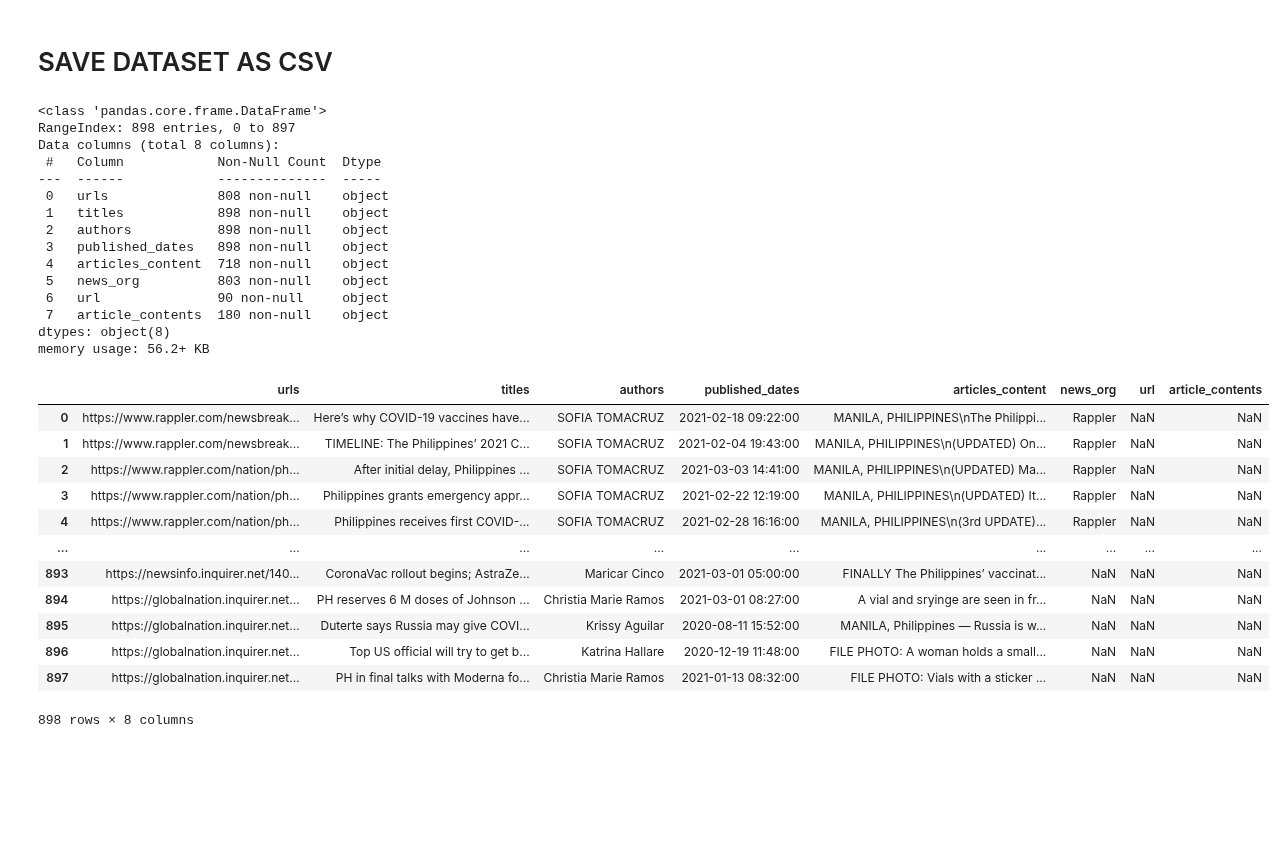
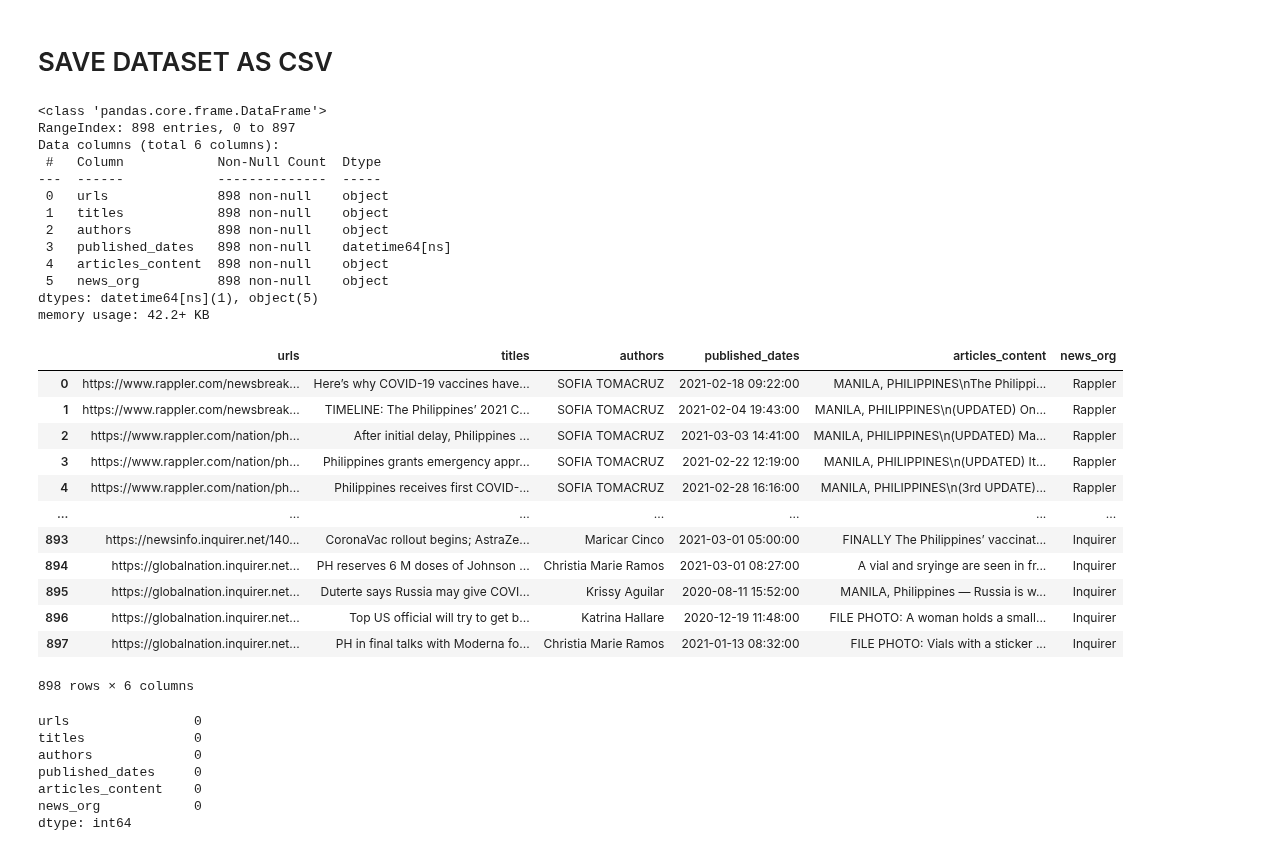
Before and after one commit to babybunso/team-sasa, a Jupyter notebook: sprint4project/1_combine_and_clean.ipynb, the cells around one changed output. Drawn from its saved outputs; the diff is of its cells as text; code cells hidden in the pictures; blank space fills up the shorter version.

```diff
--- a/sprint4project/1_combine_and_clean.ipynb
+++ b/sprint4project/1_combine_and_clean.ipynb
@@ -146,7 +146,7 @@ memory usage: 4.9+ KB
 df_philstar = pd.read_csv('datasets/manila_and_philstar.csv',index_col = 0)
 df_philstar['published_dates'] = pd.to_datetime(df_philstar['dates'])
 df_philstar = df_philstar.drop(columns = 'dates')
-df_philstar = df_philstar.rename(columns = {'news_agency':'news_org','headlines':'titles','contents':'article_contents'})
+df_philstar = df_philstar.rename(columns = {'news_agency':'news_org','headlines':'titles','contents':'articles_content'})
 # df_philstar = df_philstar.sort_values('published_dates', ascending = False).head(90)
 
 df_themanilatimes = df_philstar[df_philstar['news_org'] == 'Manila Times']
@@ -160,7 +160,7 @@ df_philstar.info()
 df_themanilatimes.info()
 
 df_philstar
-df_themanilatimes
+# df_themanilatimes
 # %% [output]
 <class 'pandas.core.frame.DataFrame'>
 Int64Index: 90 entries, 0 to 93
@@ -238,6 +238,7 @@ df_inquirer['published_dates'] = df_inquirer['published_dates'].str.replace('INQ
 df_inquirer['published_dates'] = df_inquirer['published_dates'].str.replace('Philippine Daily Inquirer', '')
 df_inquirer['published_dates'] = df_inquirer['published_dates'].str.replace('Inquirer Business', '')
 df_inquirer['published_dates'] = pd.to_datetime(df_inquirer['published_dates'])
+df_inquirer['news_org'] = 'Inquirer'
 df_inquirer.info()
 df_inquirer
 # %% [output]
@@ -274,6 +276,8 @@ df_cnn = pd.read_csv('datasets/CNN Scraped Articles.csv',index_col = 0)
 df_cnn['published_dates'] = pd.to_datetime(df_cnn['published_date'])
 df_cnn = df_cnn.drop(columns = 'published_date', axis = 1)
 df_cnn = df_cnn.sort_values('published_dates', ascending = False).head(90)
+df_cnn = df_cnn.rename(columns = {'url':'urls'})
+
 df_cnn.info()
 df_cnn.head()
 # %% [output]
@@ -389,40 +391,48 @@ memory usage: 56.2+ KB
 # %%
 FILENAME = 'datasets/combined_and_cleaned.csv'
 
 ### Save the dataset as CSV
 df.to_csv(FILENAME, index=False)
 
 ### Read the CSV dataset
 df = pd.read_csv(FILENAME)
-# df['published_dates'] = pd.to_datetime(df['published_dates'])
+df['published_dates'] = pd.to_datetime(df['published_dates'])
 df.info()
 df
 # %% [output]
 <class 'pandas.core.frame.DataFrame'>
 RangeIndex: 898 entries, 0 to 897
-Data columns (total 8 columns):
+Data columns (total 6 columns):
  #   Column            Non-Null Count  Dtype
 ---  ------            --------------  -----
- 0   urls              808 non-null    object
+ 0   urls              898 non-null    object
  1   titles            898 non-null    object
  2   authors           898 non-null    object
- 3   published_dates   898 non-null    object
- 4   articles_content  718 non-null    object
- 5   news_org          803 non-null    object
- 6   url               90 non-null     object
- 7   article_contents  180 non-null    object
-dtypes: object(8)
-memory usage: 56.2+ KB
+ 3   published_dates   898 non-null    datetime64[ns]
+ 4   articles_content  898 non-null    object
+ 5   news_org          898 non-null    object
+dtypes: datetime64[ns](1), object(5)
+memory usage: 42.2+ KB
-|  | urls | titles | authors | published_dates | articles_content | news_org | url | article_contents |
-| 0 | https://www.rappler.com/newsbreak... | Here’s why COVID-19 vaccines have... | SOFIA TOMACRUZ | 2021-02-18 09:22:00 | MANILA, PHILIPPINES\nThe Philippi... | Rappler | NaN | NaN |
-| 1 | https://www.rappler.com/newsbreak... | TIMELINE: The Philippines’ 2021 C... | SOFIA TOMACRUZ | 2021-02-04 19:43:00 | MANILA, PHILIPPINES\n(UPDATED) On... | Rappler | NaN | NaN |
-| 2 | https://www.rappler.com/nation/ph... | After initial delay, Philippines ... | SOFIA TOMACRUZ | 2021-03-03 14:41:00 | MANILA, PHILIPPINES\n(UPDATED) Ma... | Rappler | NaN | NaN |
-| 3 | https://www.rappler.com/nation/ph... | Philippines grants emergency appr... | SOFIA TOMACRUZ | 2021-02-22 12:19:00 | MANILA, PHILIPPINES\n(UPDATED) It... | Rappler | NaN | NaN |
-| 4 | https://www.rappler.com/nation/ph... | Philippines receives first COVID-... | SOFIA TOMACRUZ | 2021-02-28 16:16:00 | MANILA, PHILIPPINES\n(3rd UPDATE)... | Rappler | NaN | NaN |
-| ... | ... | ... | ... | ... | ... | ... | ... | ... |
-| 893 | https://newsinfo.inquirer.net/140... | CoronaVac rollout begins; AstraZe... | Maricar Cinco | 2021-03-01 05:00:00 | FINALLY The Philippines’ vaccinat... | NaN | NaN | NaN |
-| 894 | https://globalnation.inquirer.net... | PH reserves 6 M doses of Johnson ... | Christia Marie Ramos | 2021-03-01 08:27:00 | A vial and sryinge are seen in fr... | NaN | NaN | NaN |
-| 895 | https://globalnation.inquirer.net... | Duterte says Russia may give COVI... | Krissy Aguilar | 2020-08-11 15:52:00 | MANILA, Philippines — Russia is w... | NaN | NaN | NaN |
-| 896 | https://globalnation.inquirer.net... | Top US official will try to get b... | Katrina Hallare | 2020-12-19 11:48:00 | FILE PHOTO: A woman holds a small... | NaN | NaN | NaN |
-| 897 | https://globalnation.inquirer.net... | PH in final talks with Moderna fo... | Christia Marie Ramos | 2021-01-13 08:32:00 | FILE PHOTO: Vials with a sticker ... | NaN | NaN | NaN |
+|  | urls | titles | authors | published_dates | articles_content | news_org |
+| 0 | https://www.rappler.com/newsbreak... | Here’s why COVID-19 vaccines have... | SOFIA TOMACRUZ | 2021-02-18 09:22:00 | MANILA, PHILIPPINES\nThe Philippi... | Rappler |
+| 1 | https://www.rappler.com/newsbreak... | TIMELINE: The Philippines’ 2021 C... | SOFIA TOMACRUZ | 2021-02-04 19:43:00 | MANILA, PHILIPPINES\n(UPDATED) On... | Rappler |
+| 2 | https://www.rappler.com/nation/ph... | After initial delay, Philippines ... | SOFIA TOMACRUZ | 2021-03-03 14:41:00 | MANILA, PHILIPPINES\n(UPDATED) Ma... | Rappler |
+| 3 | https://www.rappler.com/nation/ph... | Philippines grants emergency appr... | SOFIA TOMACRUZ | 2021-02-22 12:19:00 | MANILA, PHILIPPINES\n(UPDATED) It... | Rappler |
+| 4 | https://www.rappler.com/nation/ph... | Philippines receives first COVID-... | SOFIA TOMACRUZ | 2021-02-28 16:16:00 | MANILA, PHILIPPINES\n(3rd UPDATE)... | Rappler |
+| ... | ... | ... | ... | ... | ... | ... |
+| 893 | https://newsinfo.inquirer.net/140... | CoronaVac rollout begins; AstraZe... | Maricar Cinco | 2021-03-01 05:00:00 | FINALLY The Philippines’ vaccinat... | Inquirer |
+| 894 | https://globalnation.inquirer.net... | PH reserves 6 M doses of Johnson ... | Christia Marie Ramos | 2021-03-01 08:27:00 | A vial and sryinge are seen in fr... | Inquirer |
+| 895 | https://globalnation.inquirer.net... | Duterte says Russia may give COVI... | Krissy Aguilar | 2020-08-11 15:52:00 | MANILA, Philippines — Russia is w... | Inquirer |
+| 896 | https://globalnation.inquirer.net... | Top US official will try to get b... | Katrina Hallare | 2020-12-19 11:48:00 | FILE PHOTO: A woman holds a small... | Inquirer |
+| 897 | https://globalnation.inquirer.net... | PH in final talks with Moderna fo... | Christia Marie Ramos | 2021-01-13 08:32:00 | FILE PHOTO: Vials with a sticker ... | Inquirer |
-898 rows × 8 columns
+898 rows × 6 columns
+# %%
+df.isna().sum()
+# %% [output]
+urls                0
+titles              0
+authors             0
+published_dates     0
+articles_content    0
+news_org            0
+dtype: int64
```
Also changed, not shown: parts of 4 cells of this notebook, 1 other file.
